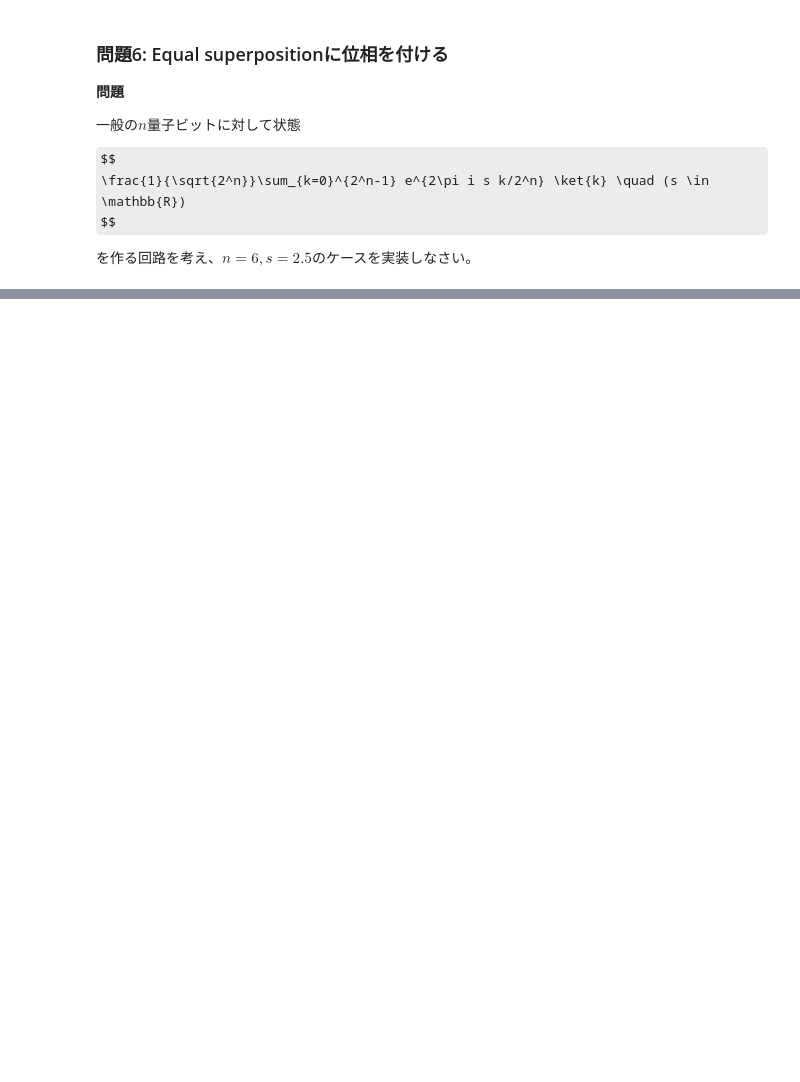
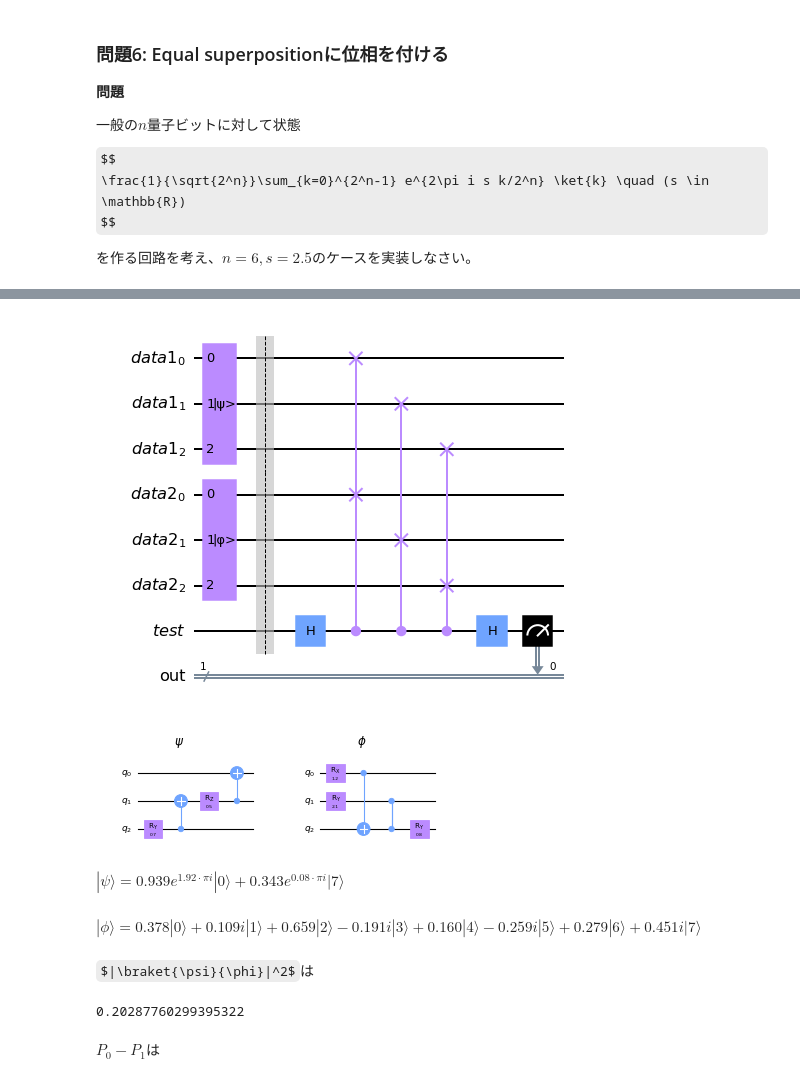
Before and after one commit to kterashi/qc-workbook-lecturenotes, a Jupyter notebook: ja/2022_04_21.ipynb, the cells around one changed output, grey strips where cells are left out. Drawn from its saved outputs; the diff is of its cells as text; code cells hidden in the pictures; some formulas as TeX source; blank space fills up the shorter version.

```diff
--- a/ja/2022_04_21.ipynb
+++ b/ja/2022_04_21.ipynb
@@ -493,0 +325,74 @@ fig.subplots_adjust(bottom=-0.2)
+# %%
+data_width = 3
+
+fig, axs = plt.subplots(1, 2)
+
+# 適当な状態|ψ>を作る回路
+psi_circuit = QuantumCircuit(data_width, name='|ψ>')
+psi_circuit.ry(0.7, 2)
+psi_circuit.cx(2, 1)
+psi_circuit.rz(0.5, 1)
+psi_circuit.cx(1, 0)
+psi_circuit.draw('mpl', ax=axs[0])
+axs[0].set_title(r'$\psi$')
+
+# 適当な状態|φ>を作る回路
+phi_circuit = QuantumCircuit(data_width, name='|φ>')
+phi_circuit.rx(1.2, 0)
+phi_circuit.ry(2.1, 1)
+phi_circuit.cx(0, 2)
+phi_circuit.cz(1, 2)
+phi_circuit.ry(0.8, 2)
+phi_circuit.draw('mpl', ax=axs[1])
+axs[1].set_title(r'$\phi$')
+
+# パーツが全て揃ったので、内積を計算する回路を作る
+reg_data1 = QuantumRegister(data_width, name='data1')
+reg_data2 = QuantumRegister(data_width, name='data2')
+reg_test = QuantumRegister(1, name='test')
+out = ClassicalRegister(1, name='out')
+
+circuit = QuantumCircuit(reg_data1, reg_data2, reg_test, out, name='SWAP_test')
+# 状態|ψ>と|φ>をデータレジスタに実現
+# 他の回路や別に定義したゲートを回路オブジェクトに組み込むときはappend()メソッドを使う
+# qargsでもとの回路の量子ビットを組み込み先のどの量子ビットに対応させるかを指定する
+circuit.append(psi_circuit, qargs=reg_data1)
+circuit.append(phi_circuit, qargs=reg_data2)
+
+# 回路図が見やすくなるようにバリアを入れる（計算上は何もしない操作）
+circuit.barrier()
+
+# ここからがSWAPテスト
+circuit.h(reg_test)
+
+for idx in range(data_width):
+    circuit.cswap(reg_test[0], reg_data1[idx], reg_data2[idx])
+
+circuit.h(reg_test)
+
+circuit.measure(reg_test, out)
+
+circuit.draw('mpl')
+# %% [output]
+[figure, added]
+[figure, added]
+# %%
+# |ψ>
+Math(statevector_expr(psi_circuit, state_label=r'\psi'))
+# %% [output]
+$\displaystyle | \psi \rangle = 0.939e^{1.92 \cdot \pi i} |0\rangle + 0.343e^{0.08 \cdot \pi i} |7\rangle$
+# %%
+# |φ>
+Math(statevector_expr(phi_circuit, state_label=r'\phi'))
+# %% [output]
+$\displaystyle | \phi \rangle = 0.378 |0\rangle + 0.109i |1\rangle + 0.659 |2\rangle - 0.191i |3\rangle + 0.160 |4\rangle - 0.259i |5\rangle + 0.279 |6\rangle + 0.451i |7\rangle$
+# %% [markdown]
+$|\braket{\psi}{\phi}|^2$は
+# %%
+sv_psi = get_statevector_array(psi_circuit)
+sv_phi = get_statevector_array(phi_circuit)
+print(np.square(np.abs(np.sum(sv_psi.conjugate() * sv_phi))))
+# %% [output]
+0.20287760299395322
+# %% [markdown]
+$P_0 - P_1$は
```
Also changed, not shown: parts of 63 cells of this notebook.
